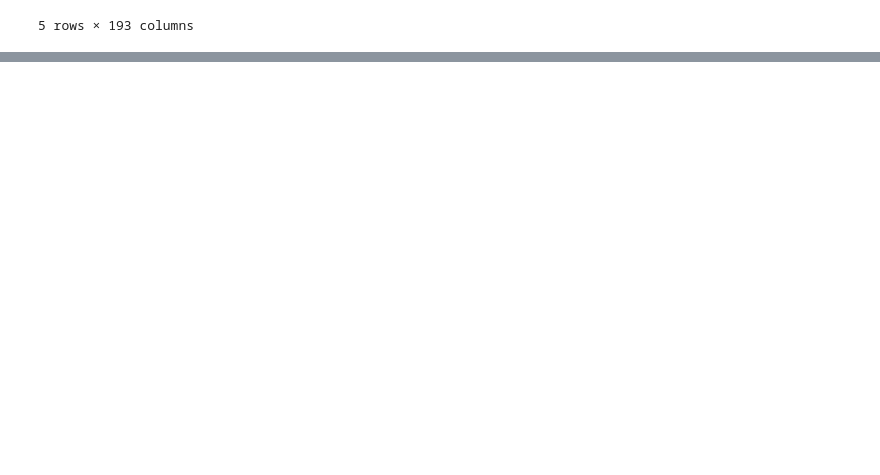
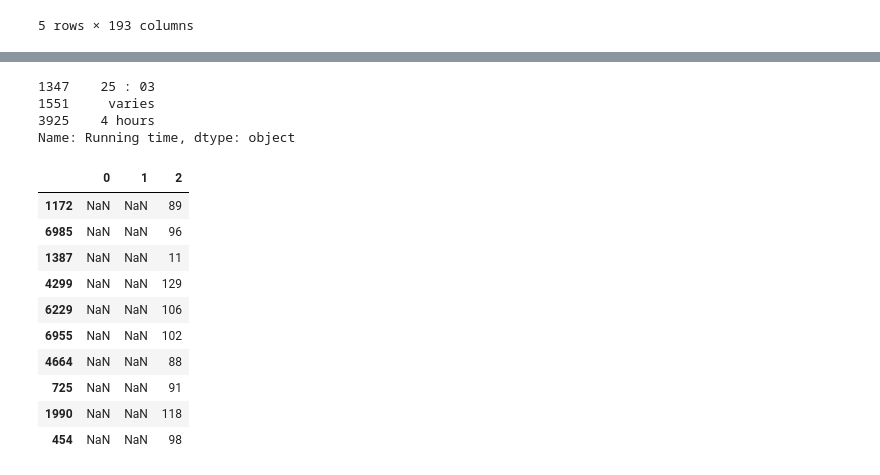
Before and after one commit to Punithakrishnan/Movies-ETL, a Jupyter notebook: MovieETL.ipynb, the cells around one changed output, grey strips where cells are left out. Saved outputs shown, nothing was run; the diff lists cells and outputs as text; code cells hidden in the pictures; blank space fills up the shorter version.

```diff
--- a/MovieETL.ipynb
+++ b/MovieETL.ipynb
@@ -251,0 +651,15 @@ sorted(wiki_movies_df.columns.tolist())
+# %%
+#drop the original Budget column.
+wiki_movies_df.drop('Budget', axis=1, inplace=True)
+# %%
+# Drop nulls in the release date column
+release_date = wiki_movies_df['Release date'].dropna()
+
+# Convert any lists to str
+release_date = release_date.map(lambda x: ' '.join(x) if type(x) == list else x)
+
+# parse the release data column
+date_form_one = r'(?:January|February|March|April|May|June|July|August|September|October|November|December)\s[123]?\d,\s\d{4}'
+date_form_two = r'\d{4}.[01]\d.[0123]\d'
+date_form_three = r'(?:January|February|March|April|May|June|July|August|September|October|November|December)\s\d{4}'
+date_form_four = r'\d{4}'
@@ -251,0 +682,9 @@ sorted(wiki_movies_df.columns.tolist())
+# %%
+# use the to_datetime() f(x) in Pandas to target the above dates
+wiki_movies_df['release_date'] = pd.to_datetime(release_date.str.extract(f'({date_form_one}|{date_form_two}|{date_form_three}|{date_form_four})')[0], infer_datetime_format=True)
+# %%
+#Parse Running Time
+
+#First, make a variable that holds the non-null values of Release date in the DataFrame, converting lists to strings:
+
+running_time = wiki_movies_df['Running time'].dropna().apply(lambda x: ' '.join(x) if type(x) == list else x)
@@ -251,0 +739,24 @@ sorted(wiki_movies_df.columns.tolist())
+# %%
+# Account for more of the data
+running_time[running_time.str.contains(r'\d*\s*m', flags=re.IGNORECASE, na=False) != True]
+# %% [output]
+1347    25 : 03
+1551     varies
+3925    4 hours
+Name: Running time, dtype: object
+# %%
+# Extract more of the data
+running_time_extract = running_time.str.extract(r'(\d+)\s*ho?u?r?s?\s*(\d*)|(\d+)\s*m')
+running_time_extract.sample(n=10)
+# %% [output]
+|  | 0 | 1 | 2 |
+| 1172 | NaN | NaN | 89 |
+| 6985 | NaN | NaN | 96 |
+| 1387 | NaN | NaN | 11 |
+| 4299 | NaN | NaN | 129 |
+| 6229 | NaN | NaN | 106 |
+| 6955 | NaN | NaN | 102 |
+| 4664 | NaN | NaN | 88 |
+| 725 | NaN | NaN | 91 |
+| 1990 | NaN | NaN | 118 |
+| 454 | NaN | NaN | 98 |
```
Also changed, not shown: parts of 69 cells of this notebook.
